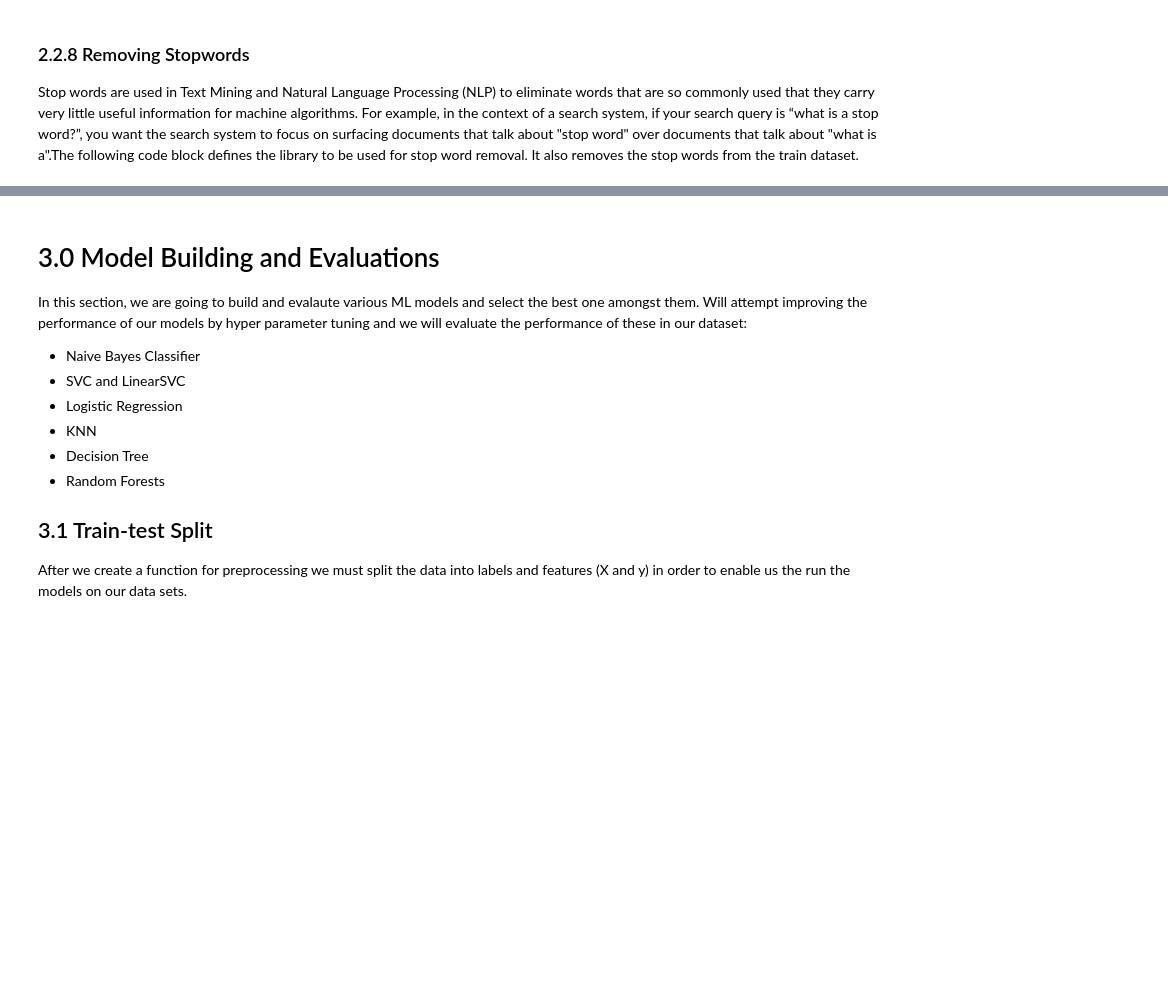
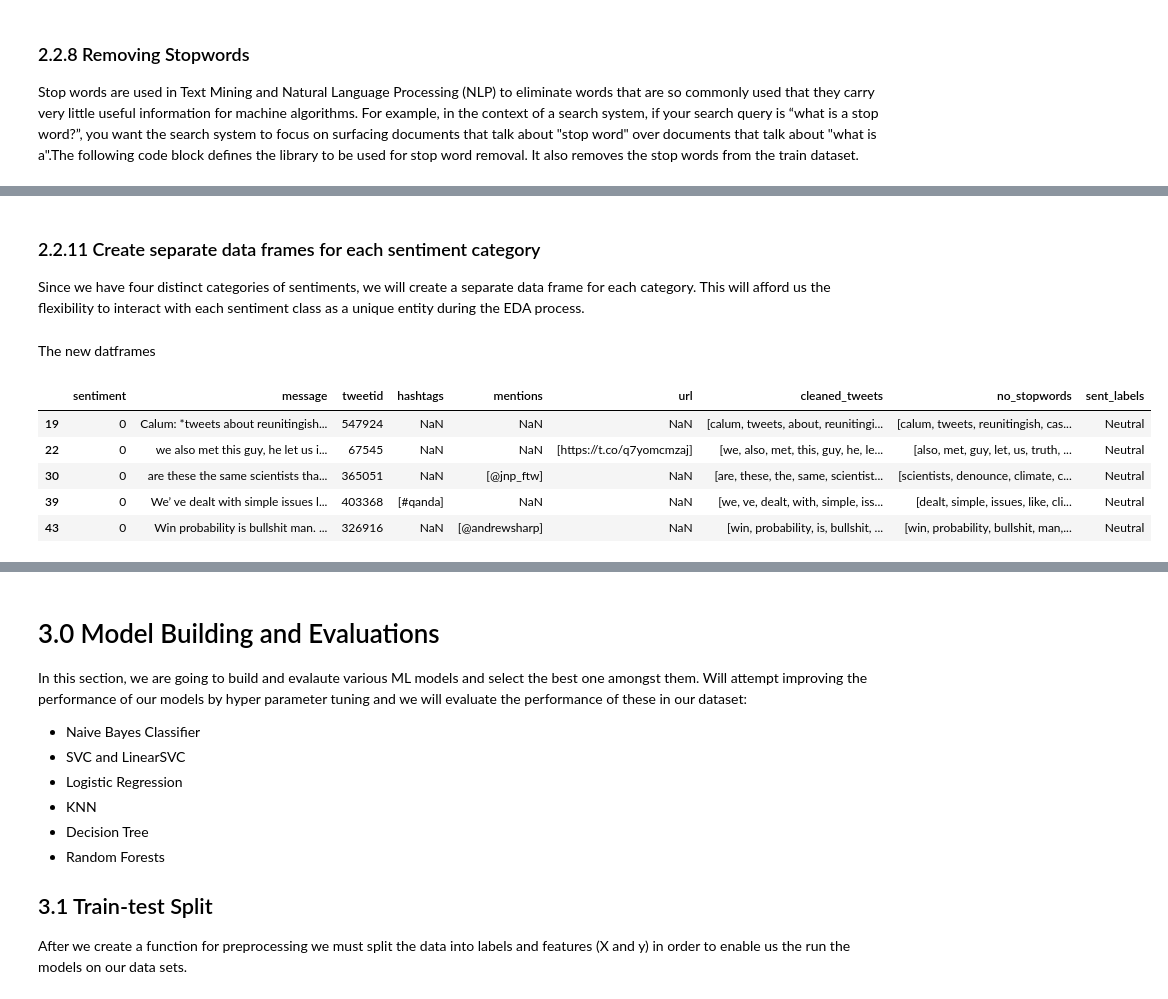
Before and after one commit to okonp07/Team-jm3-Advanced-Classification-Notebook, a Jupyter notebook: Global_warming-Climate_Change_Sentiment_Analysis_Team-jm-3_Base_Jupyter_file.ipynb, the cells around one changed output, grey strips where cells are left out. Drawn from its saved outputs; the diff is of its cells as text; code cells hidden in the pictures; blank space fills up the shorter version.

```diff
--- a/Global_warming-Climate_Change_Sentiment_Analysis_Team-jm-3_Base_Jupyter_file.ipynb
+++ b/Global_warming-Climate_Change_Sentiment_Analysis_Team-jm-3_Base_Jupyter_file.ipynb
@@ -767,0 +652,24 @@ time: 15 ms (started: 2022-06-21 14:45:05 +01:00)
+# %%
+# map the sentiment classes and assign them to numeric values
+train_df['sent_labels']  = train_df['sentiment'].map({-1: 'Anti',0:'Neutral', 1:'Pro', 2:'News'})
+# %% [markdown]
+### 2.2.11 Create separate data frames for each sentiment category
+Since we have four distinct categories of sentiments, we will create a separate data frame for each category. This will afford us the flexibility to interact with each sentiment class as a unique entity during the EDA process.
+# %%
+# dataframe for neutral tweets
+neutral_df = train_df[train_df['sentiment'] == 0]
+# dataframe for pro tweets
+pro_df = train_df[train_df['sentiment'] == 1]
+# dataframe for anti tweets
+anti_df = train_df[train_df['sentiment'] == -1]
+# %% [markdown]
+The new datframes
+# %%
+neutral_df.head()
+# %% [output]
+|  | sentiment | message | tweetid | hashtags | mentions | url | cleaned_tweets | no_stopwords | sent_labels |
+| 19 | 0 | Calum: *tweets about reunitingish... | 547924 | NaN | NaN | NaN | [calum, tweets, about, reunitingi... | [calum, tweets, reunitingish, cas... | Neutral |
+| 22 | 0 | we also met this guy, he let us i... | 67545 | NaN | NaN | [https://t.co/q7yomcmzaj] | [we, also, met, this, guy, he, le... | [also, met, guy, let, us, truth, ... | Neutral |
+| 30 | 0 | are these the same scientists tha... | 365051 | NaN | [@jnp_ftw] | NaN | [are, these, the, same, scientist... | [scientists, denounce, climate, c... | Neutral |
+| 39 | 0 | We’ ve dealt with simple issues l... | 403368 | [#qanda] | NaN | NaN | [we, ve, dealt, with, simple, iss... | [dealt, simple, issues, like, cli... | Neutral |
+| 43 | 0 | Win probability is bullshit man. ... | 326916 | NaN | [@andrewsharp] | NaN | [win, probability, is, bullshit, ... | [win, probability, bullshit, man,... | Neutral |
```
Also changed, not shown: parts of 23 cells of this notebook.
